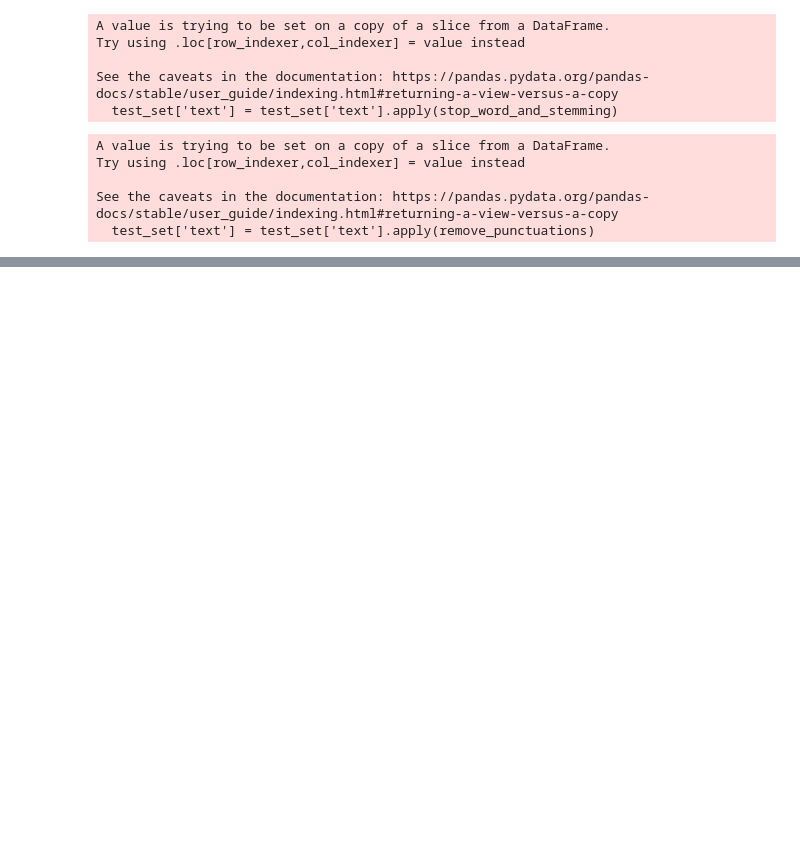
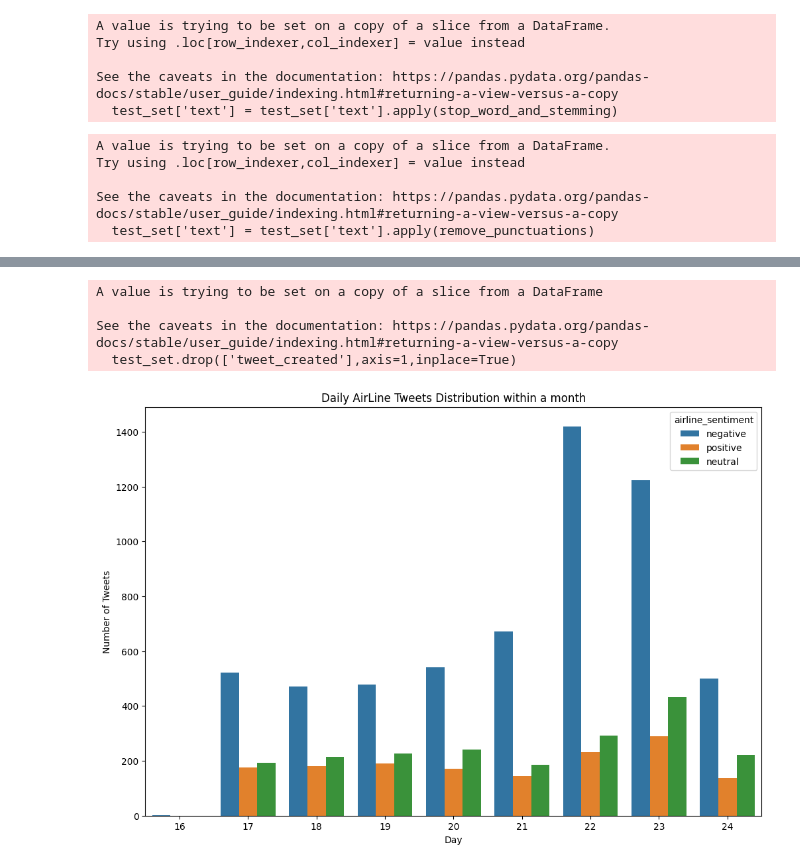
Before and after one commit to elyte5star/NLP, a Jupyter notebook: DAT305.ipynb, the cells around one changed output, grey strips where cells are left out. Cells and saved outputs as stored; diff of their text form; code cells hidden in the pictures; blank space fills up the shorter version.

```diff
--- a/DAT305.ipynb
+++ b/DAT305.ipynb
@@ -352,3 +352,12 @@ train_set.head(3)
 | 4525 | 570066283233972224 | positive | 0.9657 | NaN | 0.0000 | Southwest | ... |
 | 13110 | 569938319024332801 | negative | 1.0000 | Can't Tell | 0.6905 | American | ... |
 | 6092 | 568243352258236416 | neutral | 0.6738 | NaN | 0.0000 | Southwest | ... |
+# %%
+def decode_date(date_str)->pd.Series:
+  aux = date_str.replace(' -0800','')
+  date_utc = datetime.strptime(aux,"%Y-%m-%d %H:%M:%S")
+  return pd.Series([date_utc.weekday(),date_utc.day,date_utc.hour])
+# %%
+train_set[['week_day','day','hour']] =train_set['tweet_created'].apply(decode_date)
+test_set[['week_day','day','hour']] =test_set['tweet_created'].apply(decode_date)
+val_set[['week_day','day','hour']] =val_set['tweet_created'].apply(decode_date)
@@ -354,0 +387,18 @@ train_set.head(3)
+# %%
+train_set.drop(['tweet_created'],axis=1,inplace=True)
+test_set.drop(['tweet_created'],axis=1,inplace=True)
+val_set.drop(['tweet_created'],axis=1,inplace=True)
+# %% [output]
+A value is trying to be set on a copy of a slice from a DataFrame
+
+See the caveats in the documentation: https://pandas.pydata.org/pandas-docs/stable/user_guide/indexing.html#returning-a-view-versus-a-copy
+  test_set.drop(['tweet_created'],axis=1,inplace=True)
+# %%
+fig, axes = plt.subplots(figsize=(12,8))
+ax = sns.countplot(x="day", hue="airline_sentiment", data=train_set)
+ax.set_xlabel('Day')
+ax.set_ylabel('Number of Tweets')
+ax.set_title('Daily AirLine Tweets Distribution within a month')
+del ax,fig,axes
+# %% [output]
+[figure, added]
```
Also changed, not shown: parts of 6 cells of this notebook.
